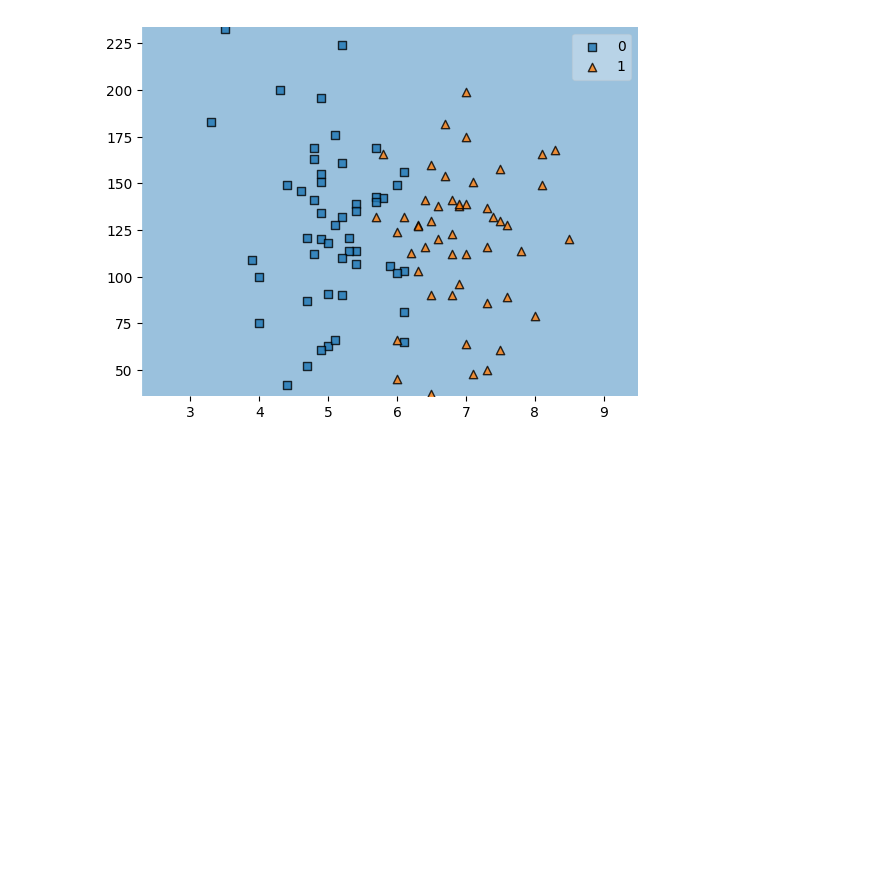
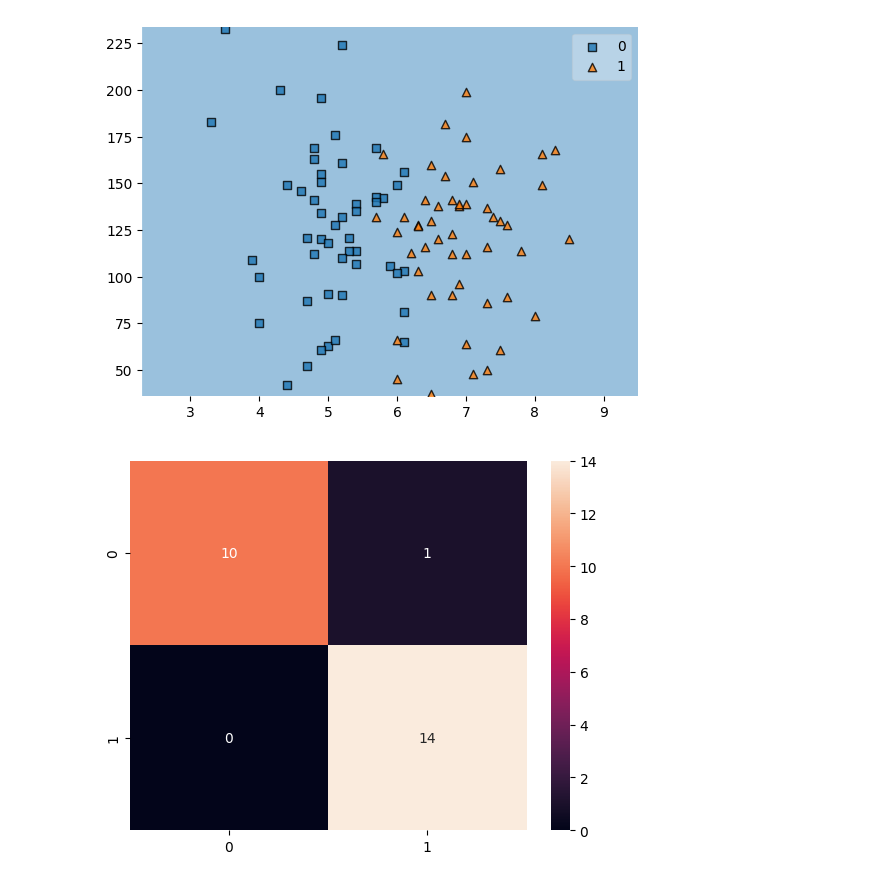
Before and after one commit to shawinCreates/data-science, a Jupyter notebook: machine learning/SVM Classification.ipynb, the cells around one changed output. Saved outputs shown, nothing was run; the diff lists cells and outputs as text; code cells hidden in the pictures; blank space fills up the shorter version.

Commit message:
added confusion matrics in svm

```diff
--- a/machine learning/SVM Classification.ipynb
+++ b/machine learning/SVM Classification.ipynb
@@ -118,0 +121,7 @@ plot_decision_regions(x.to_numpy(), y.to_numpy(), clf=sv4)
+# %%
+cf =confusion_matrix(y_test, sv1.predict(x_test))
+# %%
+sns.heatmap(cf, annot=True)
+plt.show()
+# %% [output]
+[figure, added]
```
Also changed, not shown: parts of 1 cell of this notebook.
